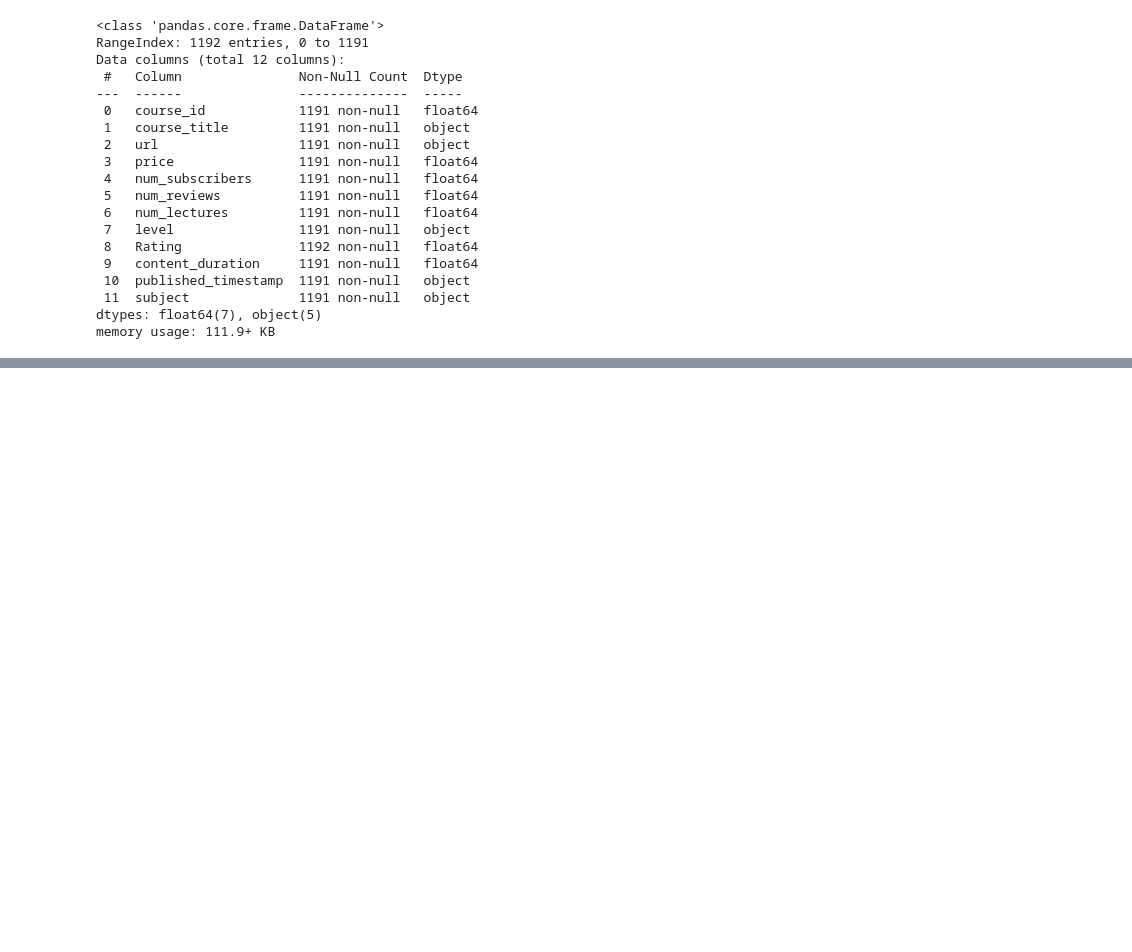
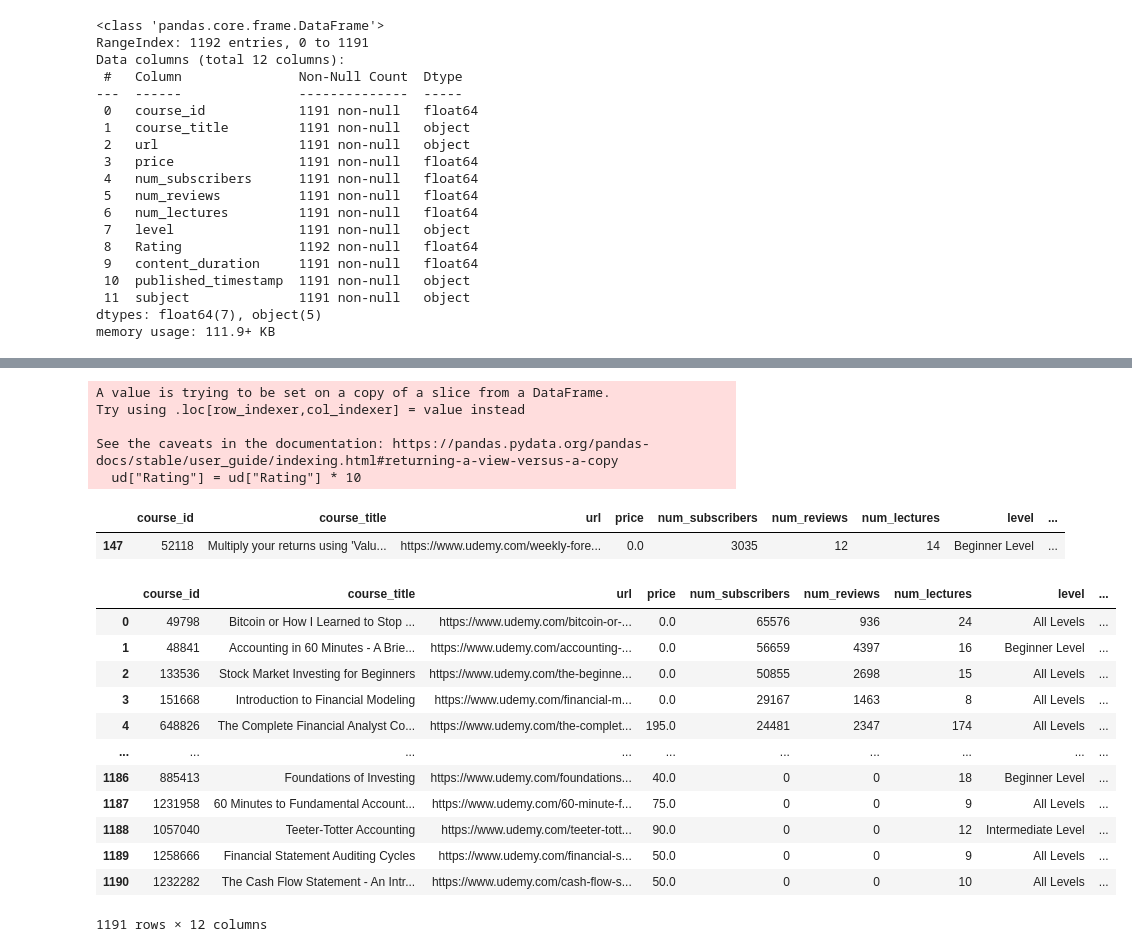
Before and after one commit to Ismael-San/Project_4_Udemy, a Jupyter notebook: Udemy_project.ipynb, the cells around one changed output, grey strips where cells are left out. Drawn from its saved outputs; the diff is of its cells as text; code cells hidden in the pictures; blank space fills up the shorter version.

```diff
--- a/Udemy_project.ipynb
+++ b/Udemy_project.ipynb
@@ -54,0 +112,7 @@ memory usage: 111.9+ KB
+# %%
+#Convert data types
+
+ud["course_id"] = ud["course_id"].astype(int)
+ud["num_subscribers"] = ud["num_subscribers"].astype(int)
+ud["num_reviews"] = ud["num_reviews"].astype(int)
+ud["num_lectures"] = ud["num_lectures"].astype(int)
@@ -54,0 +140,29 @@ memory usage: 111.9+ KB
+# %%
+ud["Rating"] = ud["Rating"] * 10
+# %% [output]
+A value is trying to be set on a copy of a slice from a DataFrame.
+Try using .loc[row_indexer,col_indexer] = value instead
+
+See the caveats in the documentation: https://pandas.pydata.org/pandas-docs/stable/user_guide/indexing.html#returning-a-view-versus-a-copy
+  ud["Rating"] = ud["Rating"] * 10
+# %%
+ud.loc[(ud["course_id"] == 52118), "course_title"].str.split(',')
+# %% [output]
+|  | course_id | course_title | url | price | num_subscribers | num_reviews | num_lectures | level | ... |
+| 147 | 52118 | Multiply your returns using 'Valu... | https://www.udemy.com/weekly-fore... | 0.0 | 3035 | 12 | 14 | Beginner Level | ... |
+# %%
+ud
+# %% [output]
+|  | course_id | course_title | url | price | num_subscribers | num_reviews | num_lectures | level | ... |
+| 0 | 49798 | Bitcoin or How I Learned to Stop ... | https://www.udemy.com/bitcoin-or-... | 0.0 | 65576 | 936 | 24 | All Levels | ... |
+| 1 | 48841 | Accounting in 60 Minutes - A Brie... | https://www.udemy.com/accounting-... | 0.0 | 56659 | 4397 | 16 | Beginner Level | ... |
+| 2 | 133536 | Stock Market Investing for Beginners | https://www.udemy.com/the-beginne... | 0.0 | 50855 | 2698 | 15 | All Levels | ... |
+| 3 | 151668 | Introduction to Financial Modeling | https://www.udemy.com/financial-m... | 0.0 | 29167 | 1463 | 8 | All Levels | ... |
+| 4 | 648826 | The Complete Financial Analyst Co... | https://www.udemy.com/the-complet... | 195.0 | 24481 | 2347 | 174 | All Levels | ... |
+| ... | ... | ... | ... | ... | ... | ... | ... | ... | ... |
+| 1186 | 885413 | Foundations of Investing | https://www.udemy.com/foundations... | 40.0 | 0 | 0 | 18 | Beginner Level | ... |
+| 1187 | 1231958 | 60 Minutes to Fundamental Account... | https://www.udemy.com/60-minute-f... | 75.0 | 0 | 0 | 9 | All Levels | ... |
+| 1188 | 1057040 | Teeter-Totter Accounting | https://www.udemy.com/teeter-tott... | 90.0 | 0 | 0 | 12 | Intermediate Level | ... |
+| 1189 | 1258666 | Financial Statement Auditing Cycles | https://www.udemy.com/financial-s... | 50.0 | 0 | 0 | 9 | All Levels | ... |
+| 1190 | 1232282 | The Cash Flow Statement - An Intr... | https://www.udemy.com/cash-flow-s... | 50.0 | 0 | 0 | 10 | All Levels | ... |
+1191 rows × 12 columns
```
Also changed, not shown: parts of 6 cells of this notebook.
